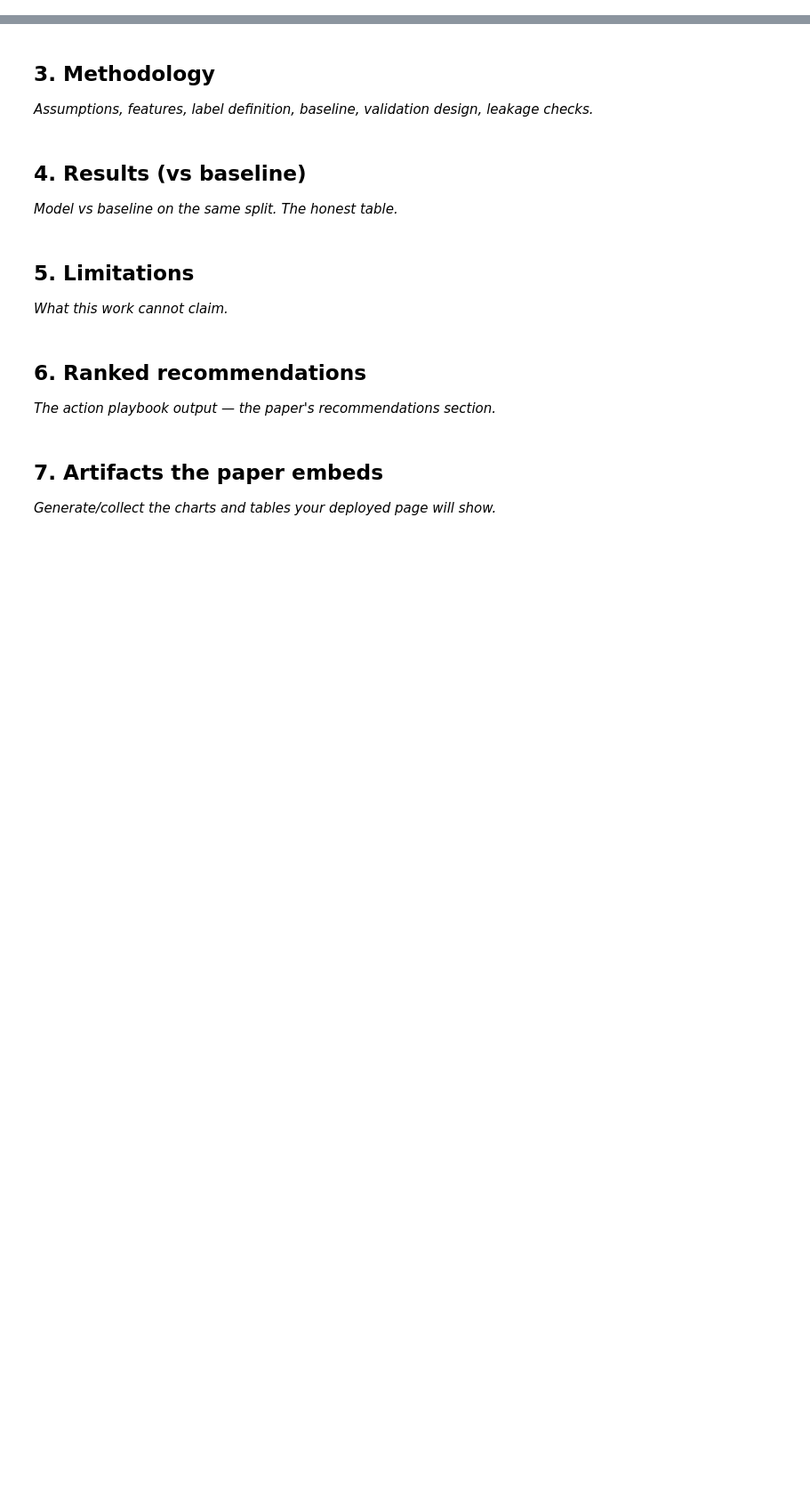
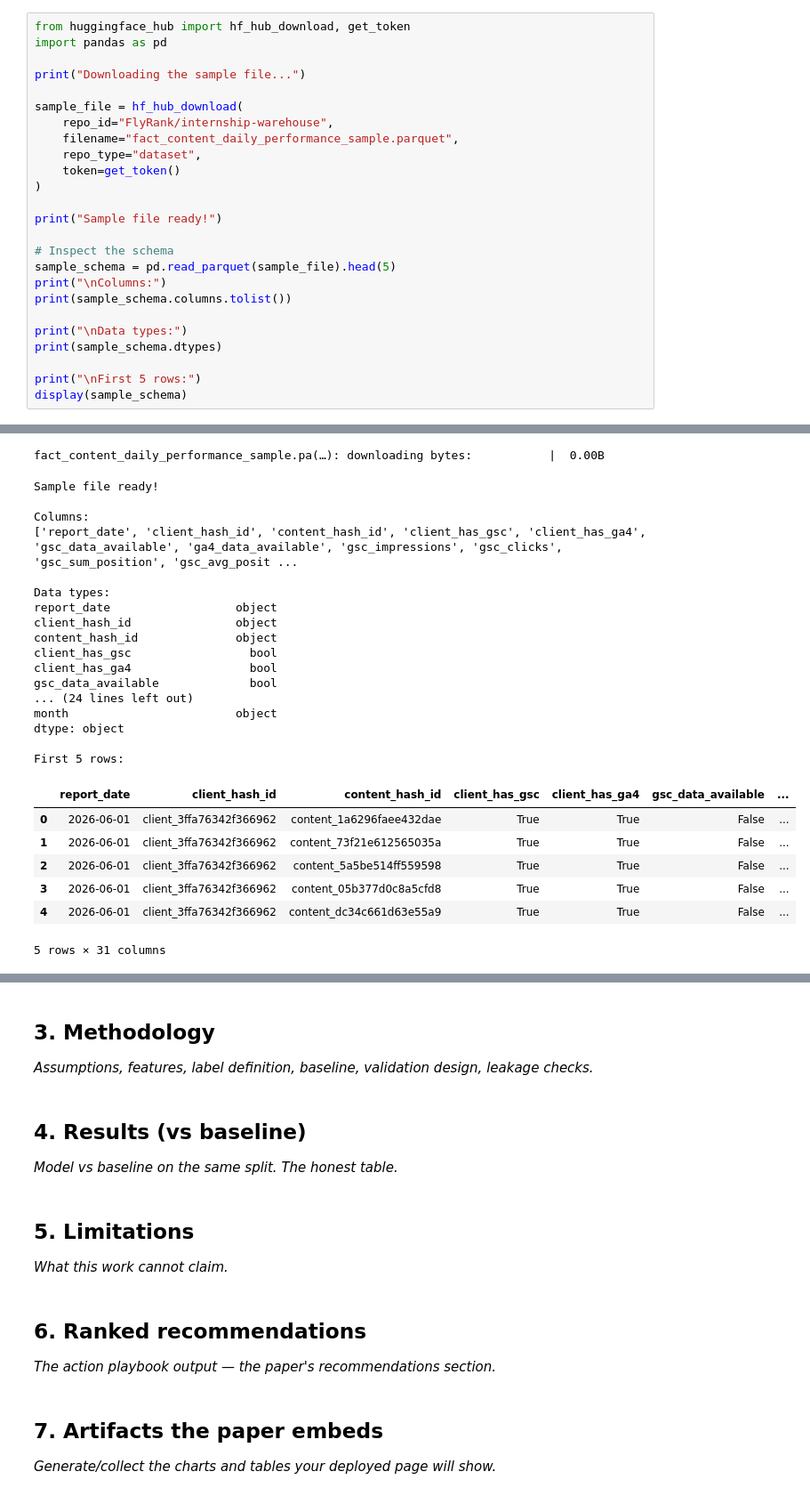
Before and after one commit to Jaivarshini-06/flyrank-ml-internship-jaivarshini, a Jupyter notebook: work/notebooks/capstone.ipynb, the cells around one changed output, grey strips where cells are left out. Shown at 89% size. Drawn from its saved outputs; the diff is of its cells as text; blank space fills up the shorter version.

```diff
--- a/work/notebooks/capstone.ipynb
+++ b/work/notebooks/capstone.ipynb
@@ -16,0 +151,26 @@ This skeleton is yours to fill. Work the sections **in order** — each one has
+# %%
+from huggingface_hub import hf_hub_download, get_token
+import pandas as pd
+
+print("Downloading the sample file...")
+
+sample_file = hf_hub_download(
+    repo_id="FlyRank/internship-warehouse",
+    filename="fact_content_daily_performance_sample.parquet",
+    repo_type="dataset",
+    token=get_token()
+)
+
+print("Sample file ready!")
+
+# Inspect the schema
+sample_schema = pd.read_parquet(sample_file).head(5)
+print("\nColumns:")
+print(sample_schema.columns.tolist())
+
+print("\nData types:")
+print(sample_schema.dtypes)
+
+print("\nFirst 5 rows:")
+display(sample_schema)
+# %% [output]
@@ -16,0 +178,25 @@ This skeleton is yours to fill. Work the sections **in order** — each one has
+fact_content_daily_performance_sample.pa(…): downloading bytes:           |  0.00B
+Sample file ready!
+
+Columns:
+['report_date', 'client_hash_id', 'content_hash_id', 'client_has_gsc', 'client_has_ga4', 'gsc_data_available', 'ga4_data_available', 'gsc_impressions', 'gsc_clicks', 'gsc_sum_position', 'gsc_avg_posit ...
+
+Data types:
+report_date                  object
+client_hash_id               object
+content_hash_id              object
+client_has_gsc                 bool
+client_has_ga4                 bool
+gsc_data_available             bool
+... (24 lines left out)
+month                        object
+dtype: object
+
+First 5 rows:
+|  | report_date | client_hash_id | content_hash_id | client_has_gsc | client_has_ga4 | gsc_data_available | ... |
+| 0 | 2026-06-01 | client_3ffa76342f366962 | content_1a6296faee432dae | True | True | False | ... |
+| 1 | 2026-06-01 | client_3ffa76342f366962 | content_73f21e612565035a | True | True | False | ... |
+| 2 | 2026-06-01 | client_3ffa76342f366962 | content_5a5be514ff559598 | True | True | False | ... |
+| 3 | 2026-06-01 | client_3ffa76342f366962 | content_05b377d0c8a5cfd8 | True | True | False | ... |
+| 4 | 2026-06-01 | client_3ffa76342f366962 | content_dc34c661d63e55a9 | True | True | False | ... |
+5 rows × 31 columns
```
Also changed, not shown: parts of 12 cells of this notebook.
